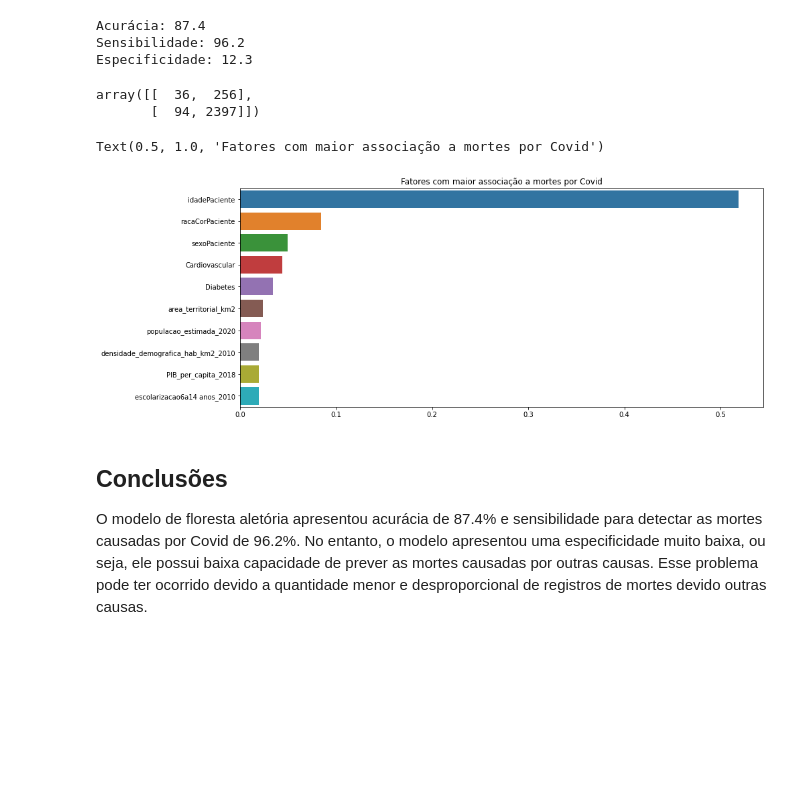
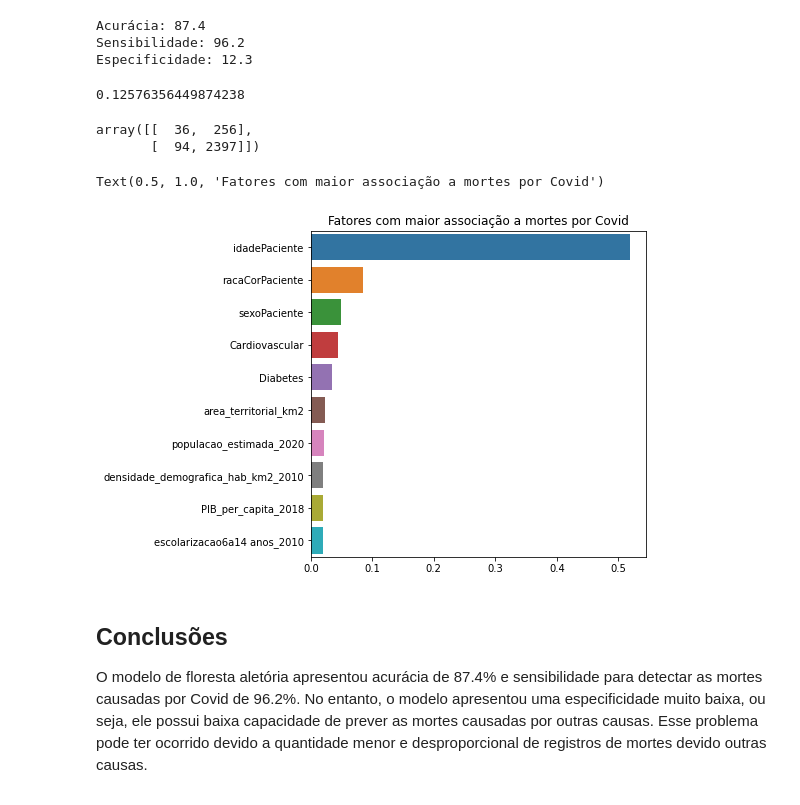
Before and after one commit to softip/projeto_IA368X, a Jupyter notebook: notebooks/E3_Entrega_Final_(Modelos).ipynb, the cells around one changed output. Drawn from its saved outputs; the diff is of its cells as text; code cells hidden in the pictures; blank space fills up the shorter version.

```diff
--- a/notebooks/E3_Entrega_Final_(Modelos).ipynb
+++ b/notebooks/E3_Entrega_Final_(Modelos).ipynb
@@ -146,6 +146,10 @@ print("Especificidade: {:.1f}".format(especificidade * 100))
 Acurácia: 87.4
 Sensibilidade: 96.2
 Especificidade: 12.3
+# %%
+myModel.calcular_erro_medio()
+# %% [output]
+0.12576356449874238
 # %%
 #imprime a matriz de confusão
 myModel.get_matriz_confusao()
@@ -154,12 +158,12 @@ array([[  36,  256],
        [  94, 2397]])
 # %%
 #imprime os principais fatores associados as mortes por Covid
-plt.figure(figsize=(14,6))
+plt.figure(figsize=(6,6))
 df = myModel.get_feature_importances()
 sns.barplot(x=df.values, y=df.index).set_title("Fatores com maior associação a mortes por Covid")
 # %% [output]
 Text(0.5, 1.0, 'Fatores com maior associação a mortes por Covid')
-[figure, old version]
+[figure, new version]
 # %% [markdown]
 ## **Conclusões**
 
```
Also changed, not shown: parts of 5 cells of this notebook.
